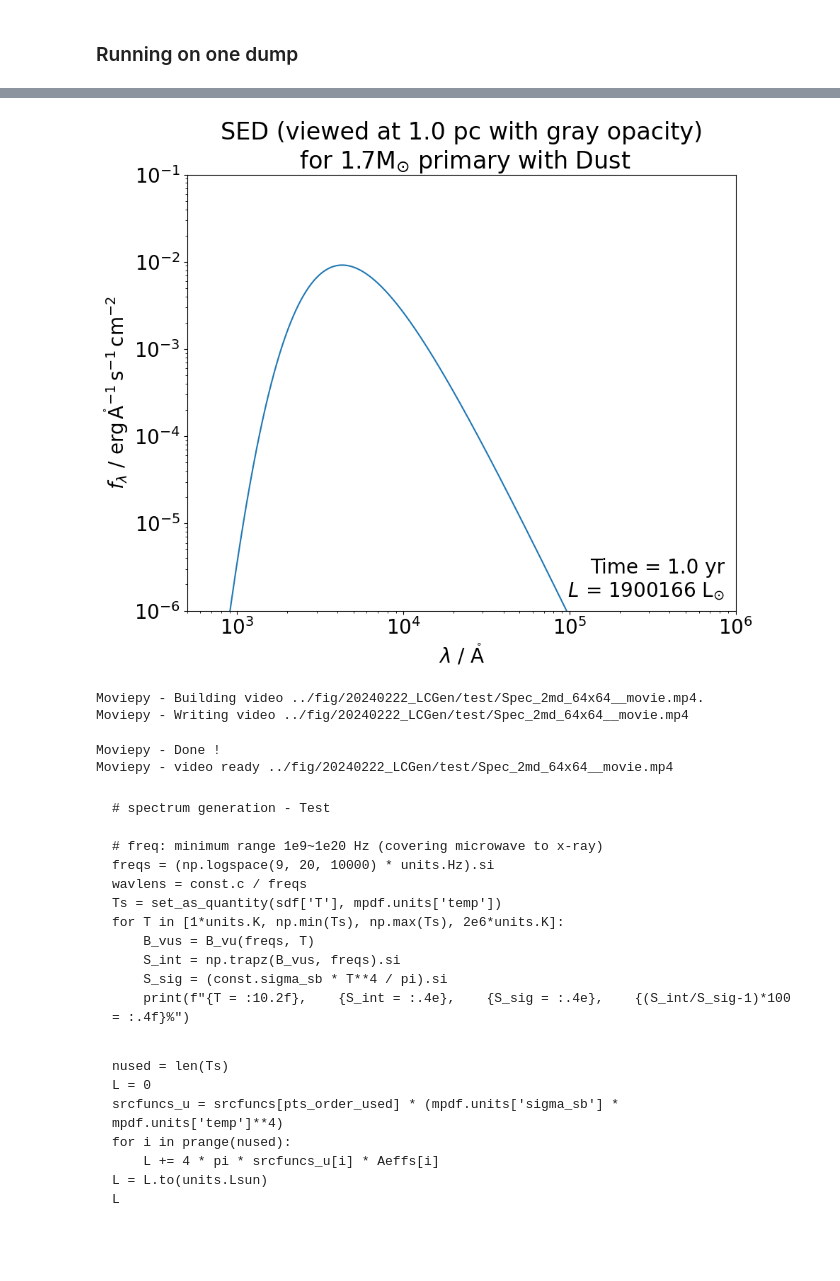
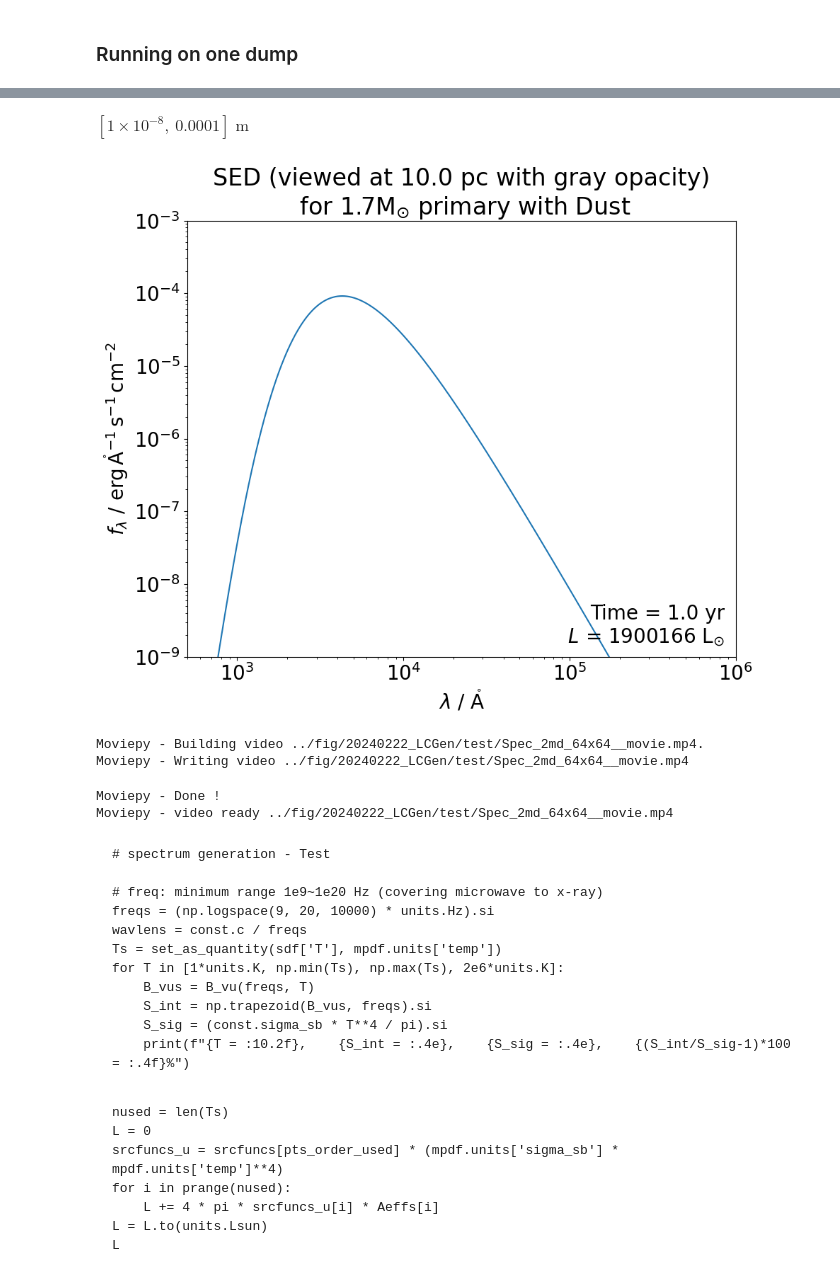
Before and after one commit to chunliangmu/RTinCEE-scripts-2024, a Jupyter notebook: script_LCGen.ipynb, the cells around one changed output, grey strips where cells are left out. Saved outputs shown, nothing was run; the diff lists cells and outputs as text; code cells hidden in the pictures; blank space fills up the shorter version.

```diff
--- a/script_LCGen.ipynb
+++ b/script_LCGen.ipynb
@@ -2011,7 +2011,7 @@ if do_debug and __name__ == '__main__':
 
 
     job_nicknames = ['2md', ]
-    FILE_INDEXES  = [ 2000, ] #[ 0, 400, 800, 1200, 1600, 2000, 4800, 6400, 8000, 15600, 17600 ] #[    0, ]
+    FILE_INDEXES  = [ 400, ] #[ 0, 400, 800, 1200, 1600, 2000, 4800, 6400, 8000, 15600, 17600 ] #[    0, ]
     xyzs_list     = ['xyz', ]
     no_xy         = (64, 64)
     no_xy_txt = 'x'.join([f'{i}' for i in no_xy])
@@ -2234,19 +2234,21 @@ if do_debug and __name__ == '__main__':
 
                     # freq: minimum range 1e9~1e20 Hz (covering microwave to x-ray)
                     # wavelen 1e-11m ~ 0.1m
-                    wavlens = (np.logspace(-10, 10, 10000) * units.m).cgs
+                    #wavlens = (np.logspace(-10, 0, 10000) * units.m).cgs   # default (broad)
+                    wavlens = (np.logspace(-2, 5., 10000) * units.um).cgs   # default
+                    #wavlens = (np.logspace(-1, 3.5, 50) * units.um).cgs  # mcfost
                     Ts      = set_as_quantity(sdf['T'].iloc[pts_order_used], mpdf.units['temp']).cgs
                     Aeffs   = set_as_quantity(jfact_used, mpdf.units['dist']**2).cgs
                     L_wavs  = L_wav_nb(wavlens.cgs.value, Ts.cgs.value, Aeffs.cgs.value)
                     L_wavs *= units.erg / units.s / units.cm
                     L_wavs  = L_wavs.to(units.Lsun / units.cm)
 
-                    L_int = np.trapz(L_wavs, wavlens).to(units.Lsun)
-                    print(f"{L_int = }\n{(L_int/lum-1.)*100 = }\n")
+                    L_int = np.trapezoid(L_wavs, wavlens).to(units.Lsun)
+                    print(f"{L_int = }\n{(L_int/lum-1.).to(units.percent) = }\n")
                     print()
 
                     # plotting - spec in wavlen space
-                    spec_dist = 1 * units.parsec
+                    spec_dist = 10 * units.parsec
                     fig, ax = plt.subplots(figsize=(10, 8))
                     y = (L_wavs/(4*pi*spec_dist**2)).to((units.erg / units.s / units.cm**2) / units.angstrom)
                     x = wavlens.to(units.angstrom)
@@ -2255,7 +2257,7 @@ if do_debug and __name__ == '__main__':
                     ax.set_xlabel(f"$\\lambda$ / {x.unit.to_string('latex_inline')}")
                     ax.set_ylabel(f"$f_{{\\lambda}}$ / {y.unit.to_string('latex_inline')}")
                     ax.set_xlim(5e2, 1e6)
-                    ax.set_ylim(1e-6, 1e-1)
+                    ax.set_ylim(1e-9, 1e-3)
                     ax.text(
                         0.98, 0.02,
                         f"Time = {mpdf.get_time():.1f}\n" + \
@@ -2342,13 +2377,13 @@ old: rads_dict[key].size = 1528
 if do_debug and __name__ == '__main__':
     # freq: minimum range 1e9~1e20 Hz (covering microwave to x-ray)
     # wavelen 1e-11m ~ 0.1m
-    wavlens = (np.logspace(-10, 10, 10000) * units.m).cgs
+    wavlens = (np.logspace(-10, 0, 10000) * units.m).cgs
     Ts      = set_as_quantity(sdf['T'].iloc[pts_order_used], mpdf.units['temp']).cgs
     Aeffs   = set_as_quantity(jfact_used, mpdf.units['dist']**2).cgs
     L_wavs  = L_wav_nb(wavlens.cgs.value, Ts.cgs.value, Aeffs.cgs.value)
     L_wavs *= units.erg / units.s / units.cm
     L_wavs  = L_wavs.to(units.Lsun / units.cm)
 
-    L_int = np.trapz(L_wavs, wavlens).to(units.Lsun)
+    L_int = np.trapezoid(L_wavs, wavlens).to(units.Lsun)
     print(f"{L_int = }\n{lum   = }")
 # %% [output]
@@ -2357,26 +2397,30 @@ lum   = <Quantity 164825.45425618 solLum>
+# %%
+([1e2, 1e6]*units.angstrom).si#[1]/1e-4
+# %% [output]
+$[1 \times 10^{-8},~0.0001] \; \mathrm{m}$
 # %%
     # plotting - spec in wavlen space
-    spec_dist = 1 * units.parsec
+    spec_dist = 10 * units.parsec
     fig, ax = plt.subplots(figsize=(10, 8))
     y = (L_wavs/(4*pi*spec_dist**2)).to((units.erg / units.s / units.cm**2) / units.angstrom)
     x = wavlens.to(units.angstrom)
     ax.loglog(x, y)
     ax.set_title(f"SED (viewed at {spec_dist:.1f} with gray opacity)\n{job_profile['plot_title_suffix']}")
     ax.set_xlabel(f"$\\lambda$ / {x.unit.to_string('latex_inline')}")
     ax.set_ylabel(f"$f_{{\\lambda}}$ / {y.unit.to_string('latex_inline')}")
     ax.set_xlim(5e2, 1e6)
-    ax.set_ylim(1e-6, 1e-1)
+    ax.set_ylim(1e-9, 1e-3)
     ax.text(
         0.98, 0.02,
         f"Time = {mpdf.get_time():.1f}\n" + \
         f" $L$ = {lum.value:.0f} {lum.unit.to_string('latex_inline')}",
         #color = "black",
         ha = 'right', va = 'bottom',
         transform=ax.transAxes,
     )
     fig.savefig(f"{output_dir}Spec_{job_nickname}_{file_index:05d}_{no_xy_txt}.png")
 # %% [output]
-[figure, old version]
+[figure, new version]
 # %%
 # make movie
 from moviepy.editor import ImageSequenceClip
@@ -2399,7 +2443,7 @@ Moviepy - video ready ../fig/20240222_LCGen/test/Spec_2md_64x64__movie.mp4
     Ts = set_as_quantity(sdf['T'], mpdf.units['temp'])
     for T in [1*units.K, np.min(Ts), np.max(Ts), 2e6*units.K]:
         B_vus = B_vu(freqs, T)
-        S_int = np.trapz(B_vus, freqs).si
+        S_int = np.trapezoid(B_vus, freqs).si
         S_sig = (const.sigma_sb * T**4 / pi).si
         print(f"{T = :10.2f},    {S_int = :.4e},    {S_sig = :.4e},    {(S_int/S_sig-1)*100 = :.4f}%")
 # %% [markdown]
```
Also changed, not shown: parts of 11 cells of this notebook.
